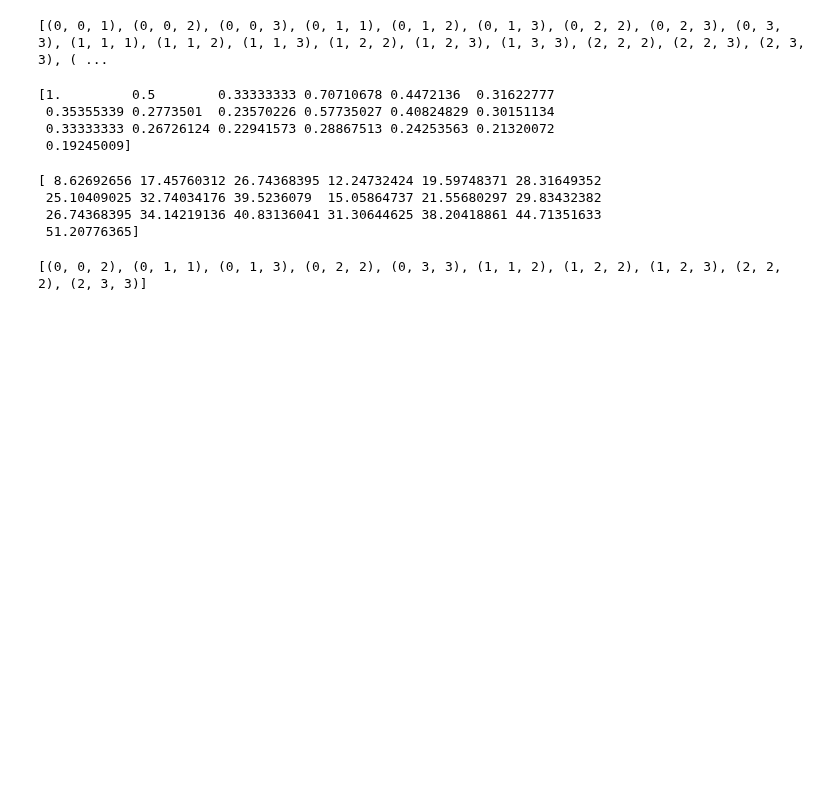
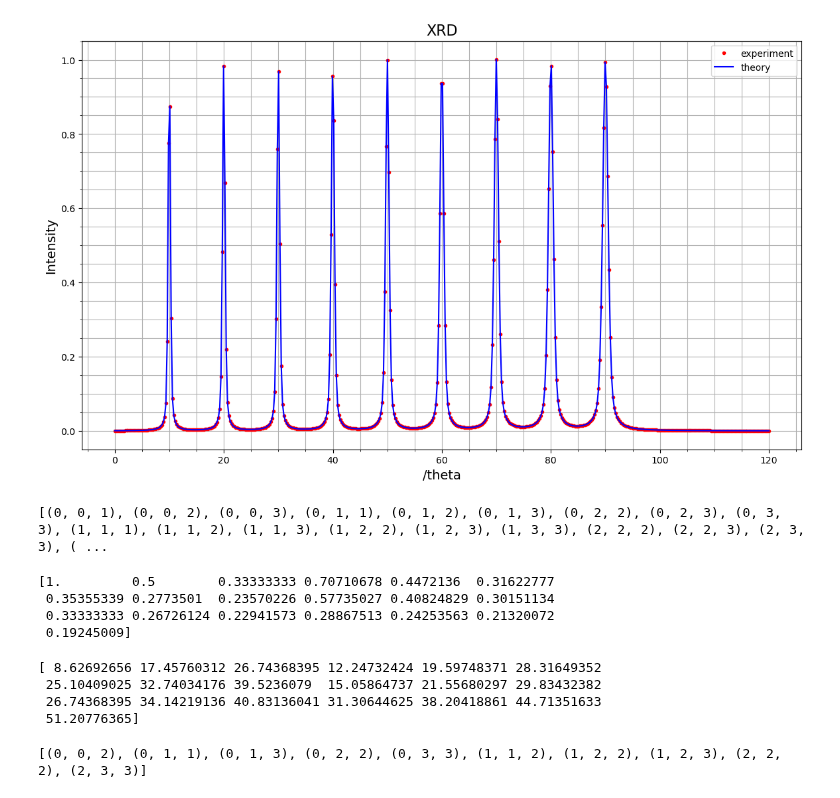
Before and after one commit to hezy/XRD_simple, a Jupyter notebook: simple_XRD_wip.ipynb, the cells around one changed output. Saved outputs shown, nothing was run; the diff lists cells and outputs as text; code cells hidden in the pictures; blank space fills up the shorter version.

```diff
--- a/simple_XRD_wip.ipynb
+++ b/simple_XRD_wip.ipynb
@@ -51,13 +51,17 @@ def make_graph (x, y):
     ax.grid(visible=True, which='both', axis='both')
     ax.minorticks_on()
     ax.set_title("XRD", fontsize=16)
-    ax.set_xlabel(r"\theta", fontsize=14)
+    ax.set_xlabel(r"$\theta$", fontsize=14)
     #ax.set_xlim()
     ax.set_ylabel(r"Intensity", fontsize=14)
     #ax.set_ylim()
     ax.plot(x,y, '.r', label='experiment')
     ax.plot(x,y, '-b', label='theory')
     ax.legend()
+# %%
+make_graph(theta_space,angular_intensity)
+# %% [output]
+[figure, added]
 # %%
 # In simple cubic lattince, all Miller indices are allowed
 from itertools import combinations_with_replacement
```
